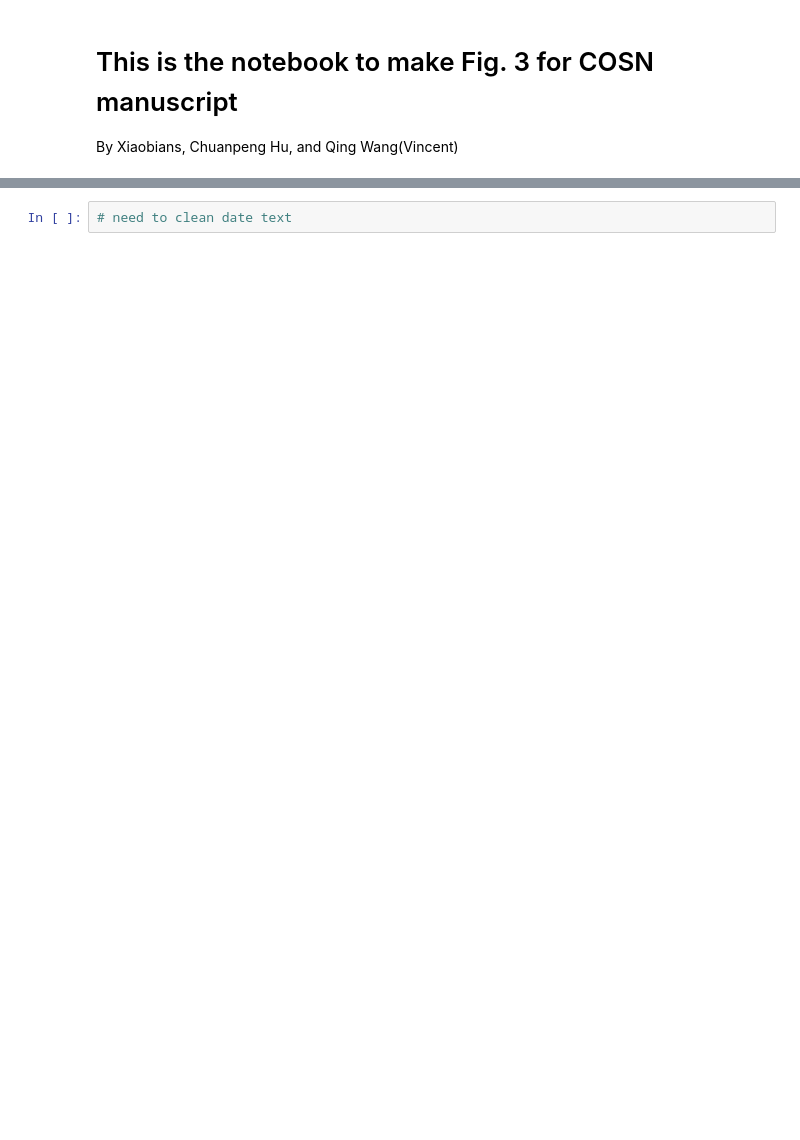
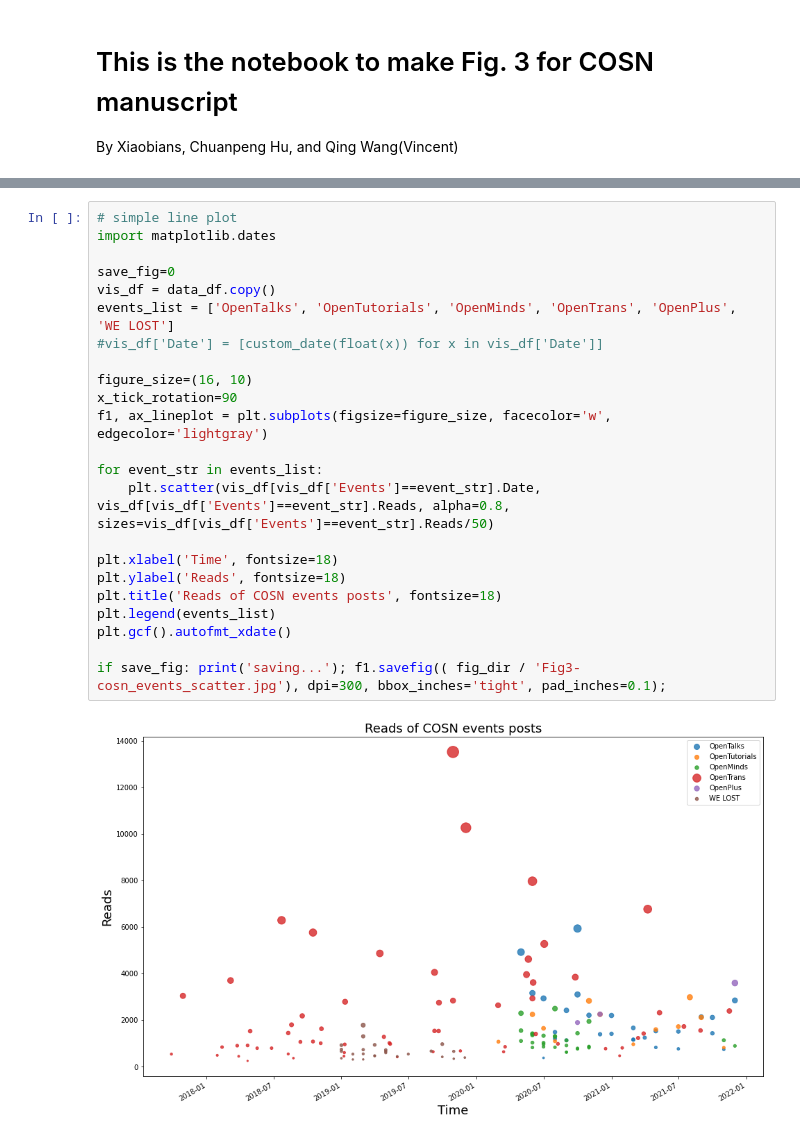
Before and after one commit to Chinese-Open-Science-Network/COSN_Manuscript, a Jupyter notebook: notebooks/cosn_fig3.ipynb, the cells around one changed output, grey strips where cells are left out. Cells and saved outputs as stored; diff of their text form; blank space fills up the shorter version.

```diff
--- a/notebooks/cosn_fig3.ipynb
+++ b/notebooks/cosn_fig3.ipynb
@@ -34,4 +68,27 @@ data_df
 # %%
-# need to clean date text
+# simple line plot
+import matplotlib.dates
+
+save_fig=0
+vis_df = data_df.copy()
+events_list = ['OpenTalks', 'OpenTutorials', 'OpenMinds', 'OpenTrans', 'OpenPlus', 'WE LOST']
+#vis_df['Date'] = [custom_date(float(x)) for x in vis_df['Date']]
+
+figure_size=(16, 10)
+x_tick_rotation=90
+f1, ax_lineplot = plt.subplots(figsize=figure_size, facecolor='w', edgecolor='lightgray')
+
+for event_str in events_list:
+    plt.scatter(vis_df[vis_df['Events']==event_str].Date, vis_df[vis_df['Events']==event_str].Reads, alpha=0.8, sizes=vis_df[vis_df['Events']==event_str].Reads/50)
+
+plt.xlabel('Time', fontsize=18)
+plt.ylabel('Reads', fontsize=18)
+plt.title('Reads of COSN events posts', fontsize=18)
+plt.legend(events_list)
+plt.gcf().autofmt_xdate()
+
+if save_fig: print('saving...'); f1.savefig(( fig_dir / 'Fig3-cosn_events_scatter.jpg'), dpi=300, bbox_inches='tight', pad_inches=0.1);
+# %% [output]
+[figure, added]
 # %%
 # need to visualize
```
Also changed, not shown: parts of 3 cells of this notebook, 2 other files.
